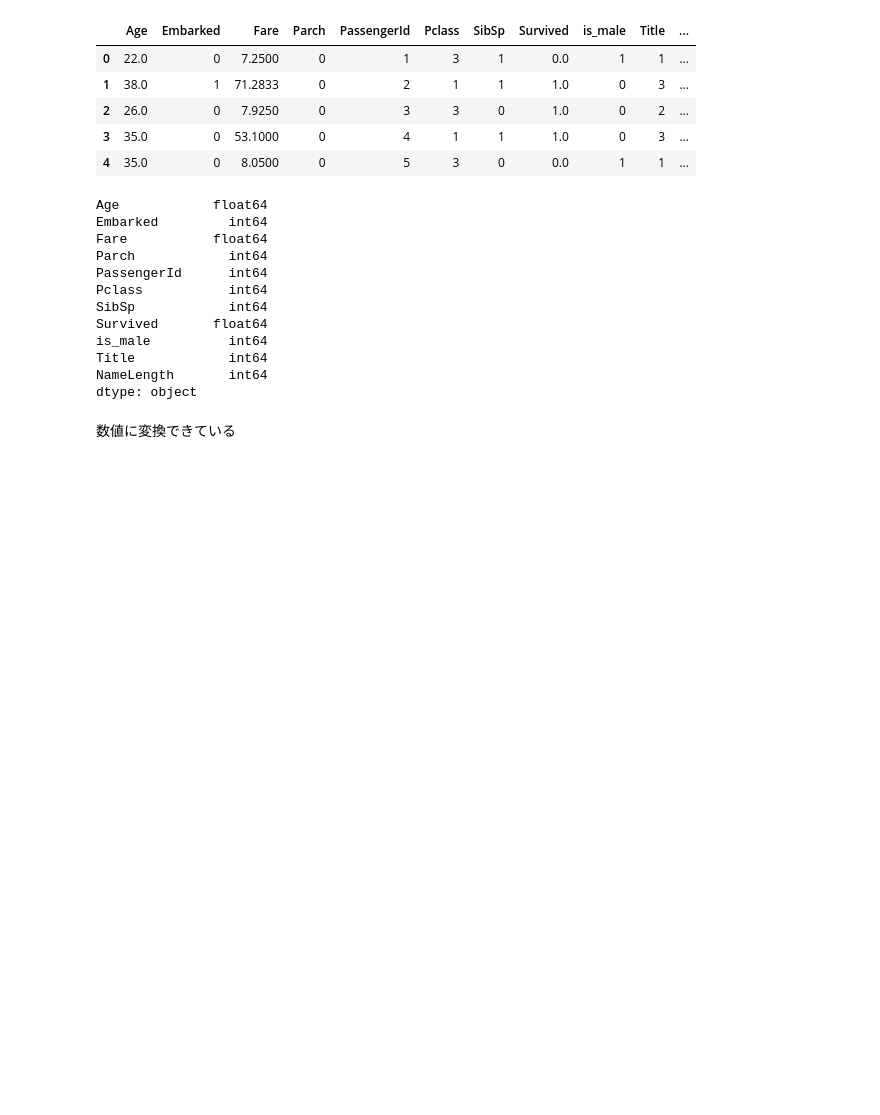
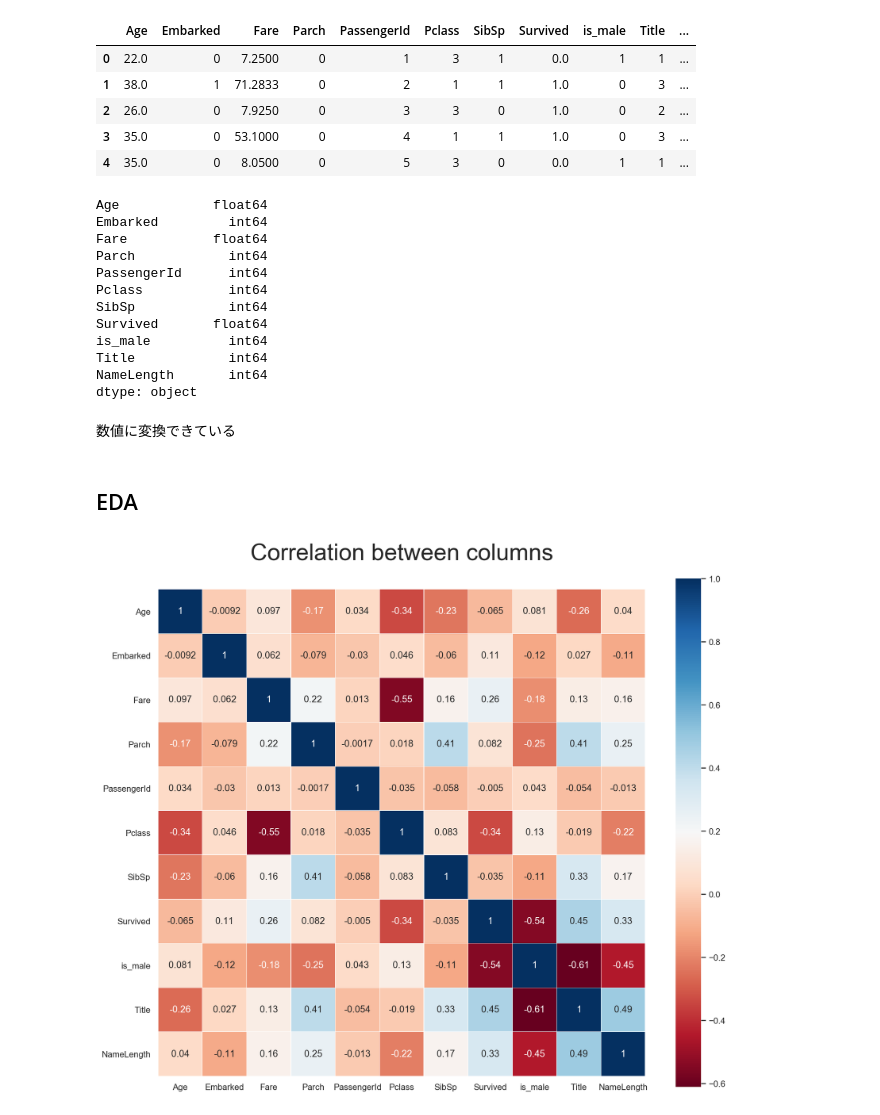
Before and after one commit to rainline00/titanic, a Jupyter notebook: Titanic.ipynb, the cells around one changed output. Cells and saved outputs as stored; diff of their text form; code cells hidden in the pictures; blank space fills up the shorter version.

```diff
--- a/Titanic.ipynb
+++ b/Titanic.ipynb
@@ -211,3 +215,16 @@ NameLength       int64
 dtype: object
 # %% [markdown]
 数値に変換できている
+# %% [markdown]
+## EDA
+# %%
+%config InlineBackend.figure_formats = {'png', 'retina'}
+sns.set(style="whitegrid")
+
+colormap = plt.cm.RdBu
+plt.figure(figsize=(14, 12))
+plt.title('Correlation between columns', y=1.05, size=30)
+sns.heatmap(df[df['PassengerId'] < 892].astype(float).corr(), linewidth=0.1, cmap=colormap, vmax=1.0, square=True, annot=True)
+plt.show()
+# %% [output]
+[figure, added]
```
Also changed, not shown: parts of 37 cells of this notebook, 1 other file.
